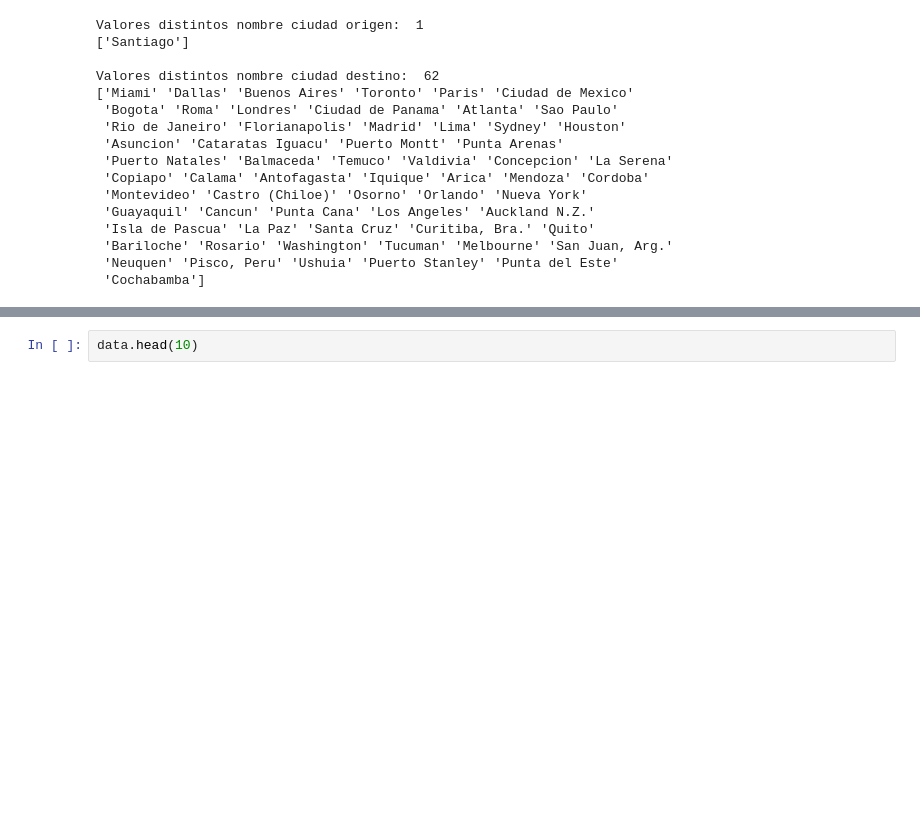
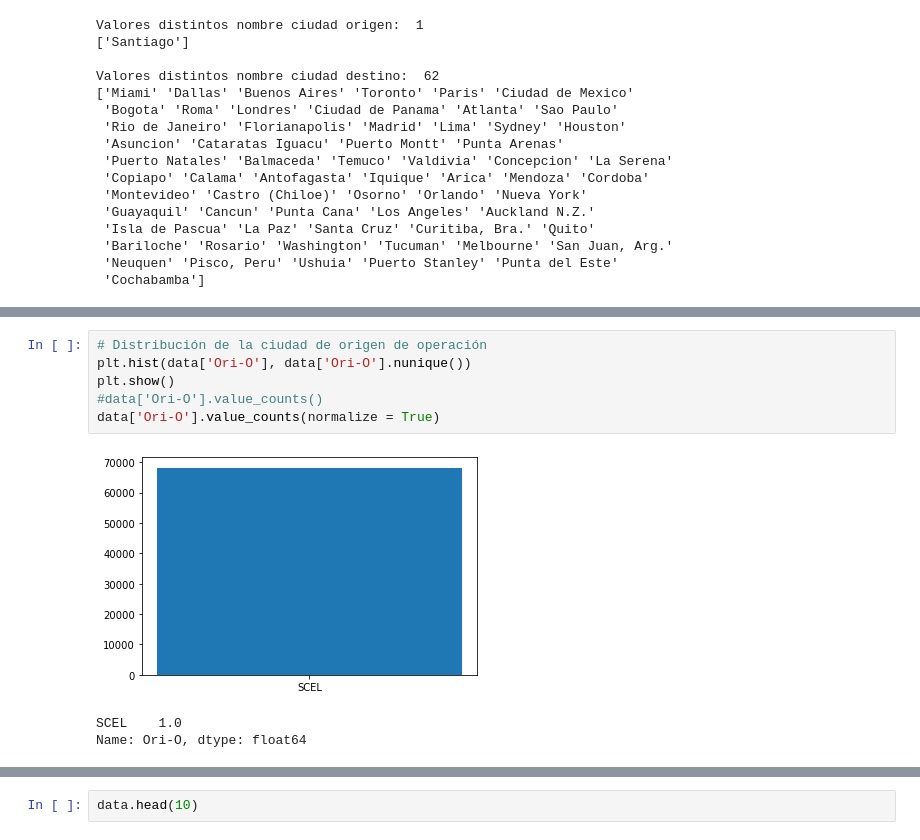
Before and after one commit to nachovalde/Challenge---LATAM-Airlines, a Jupyter notebook: solution.ipynb, the cells around one changed output, grey strips where cells are left out. Saved outputs shown, nothing was run; the diff lists cells and outputs as text; blank space fills up the shorter version.

```diff
--- a/solution.ipynb
+++ b/solution.ipynb
@@ -276 +365,11 @@ Name: Emp-O, dtype: int64
+# %%
+# Distribución de la ciudad de origen de operación
+plt.hist(data['Ori-O'], data['Ori-O'].nunique())
+plt.show()
+#data['Ori-O'].value_counts()
+data['Ori-O'].value_counts(normalize = True)
+# %% [output]
+[figure, added]
+SCEL    1.0
+Name: Ori-O, dtype: float64
 # %%
```
Also changed, not shown: parts of 88 cells of this notebook.
